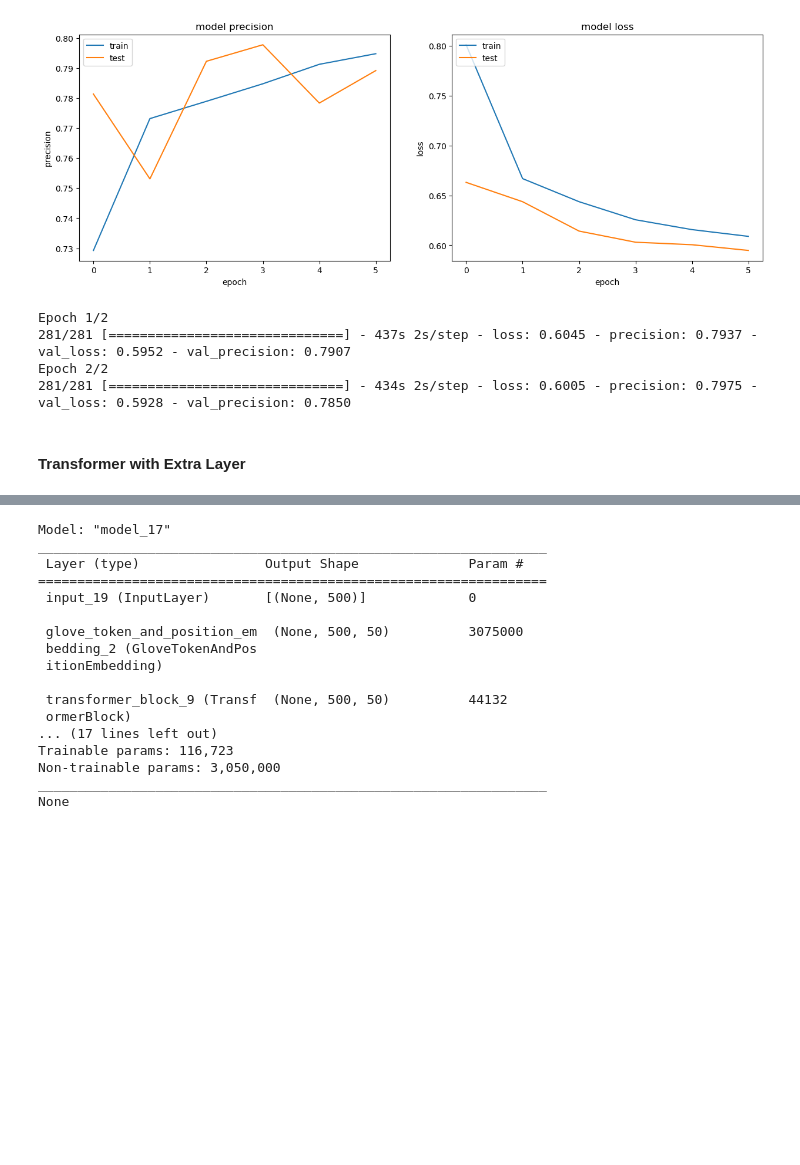
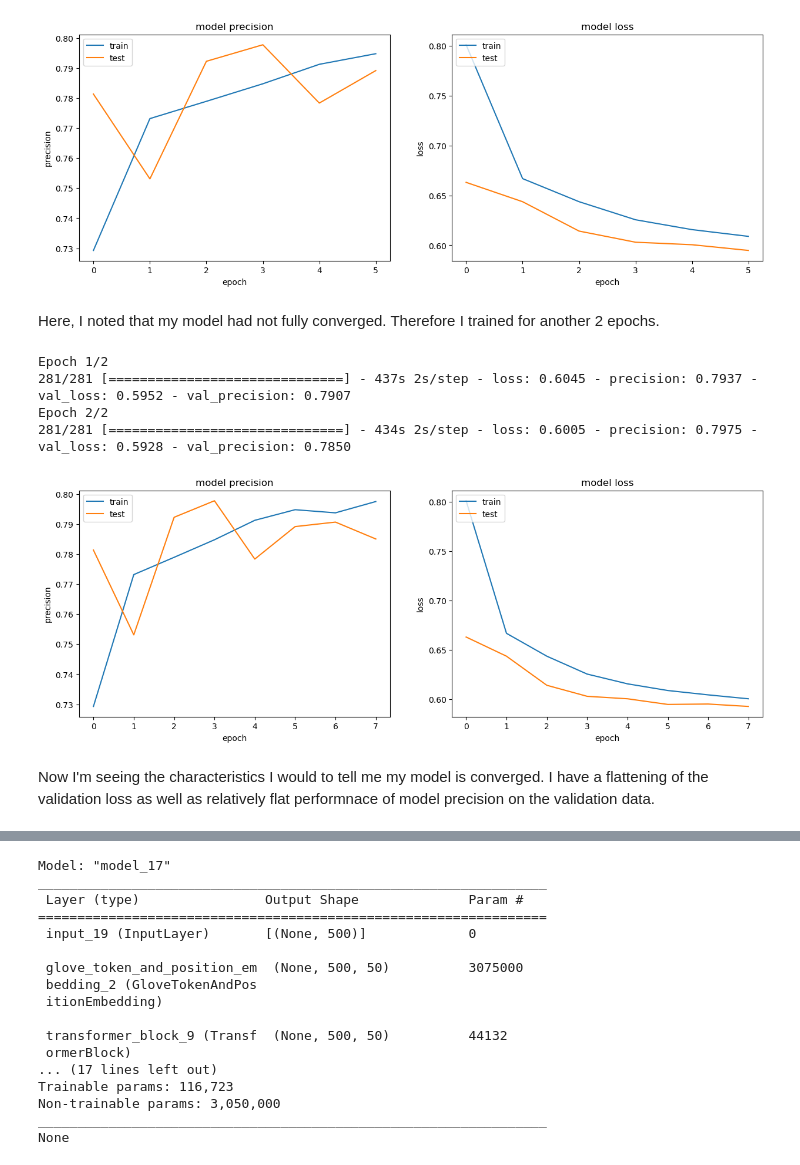
Before and after one commit to cphchip/cs7324_code, a Jupyter notebook: Lab 7/Henderson_48996654_Lab_7.ipynb, the cells around one changed output, grey strips where cells are left out. Drawn from its saved outputs; the diff is of its cells as text; code cells hidden in the pictures; blank space fills up the shorter version.

```diff
--- a/Lab 7/Henderson_48996654_Lab_7.ipynb
+++ b/Lab 7/Henderson_48996654_Lab_7.ipynb
@@ -979,6 +914,8 @@ plt.legend(['train', 'test'], loc='upper left')
 plt.show()
 # %% [output]
 [figure]
+# %% [markdown]
+Here, I noted that my model had not fully converged. Therefore I trained for another 2 epochs.
 # %%
 tmp = model_xformer1.fit(X_train, y_train_ohe,
                 validation_data=(X_test, y_test_ohe),
@@ -989,5 +926,34 @@ Epoch 1/2
 281/281 [==============================] - 437s 2s/step - loss: 0.6045 - precision: 0.7937 - val_loss: 0.5952 - val_precision: 0.7907
 Epoch 2/2
 281/281 [==============================] - 434s 2s/step - loss: 0.6005 - precision: 0.7975 - val_loss: 0.5928 - val_precision: 0.7850
-# %% [markdown]
-#### Transformer with Extra Layer
+# %%
+%matplotlib inline
+
+# combine all the history from training together
+combined = dict()
+for key in ['precision','val_precision','loss','val_loss']:
+    combined[key] = np.hstack([x.history[key] for x in histories_xformer1])
+
+# summarize history for precision
+plt.figure(figsize=(15,5))
+plt.subplot(121)
+plt.plot(combined['precision'])
+plt.plot(combined['val_precision'])
+plt.title('model precision')
+plt.ylabel('precision')
+plt.xlabel('epoch')
+plt.legend(['train', 'test'], loc='upper left')
+
+# summarize history for loss
+plt.subplot(122)
+plt.plot(combined['loss'])
+plt.plot(combined['val_loss'])
+plt.title('model loss')
+plt.ylabel('loss')
+plt.xlabel('epoch')
+plt.legend(['train', 'test'], loc='upper left')
+plt.show()
+# %% [output]
+[figure, added]
+# %% [markdown]
+Now I'm seeing the characteristics I would to tell me my model is converged. I have a flattening of the validation loss as well as relatively flat performnace of model precision on the validation data.
```
Also changed, not shown: parts of 57 cells of this notebook.
